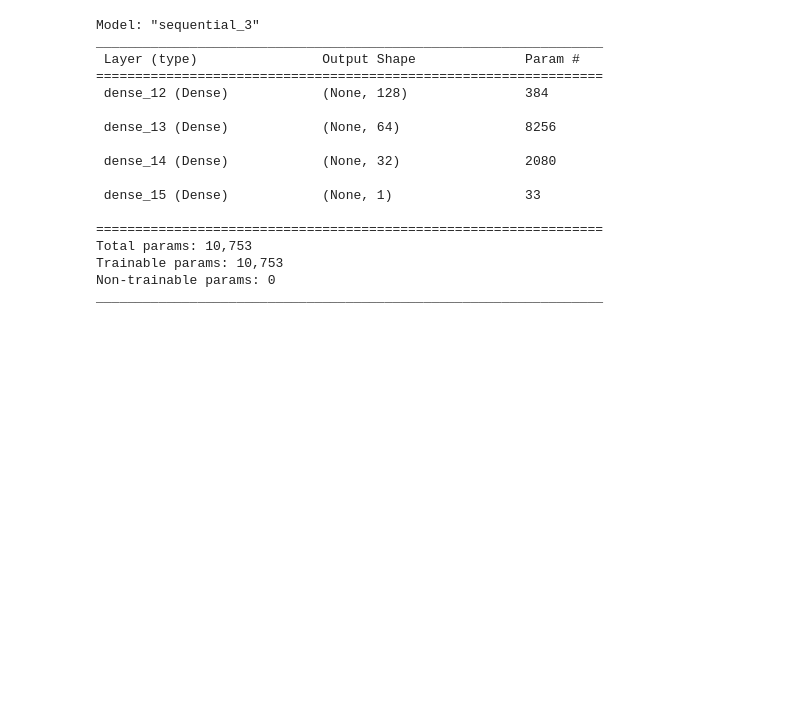
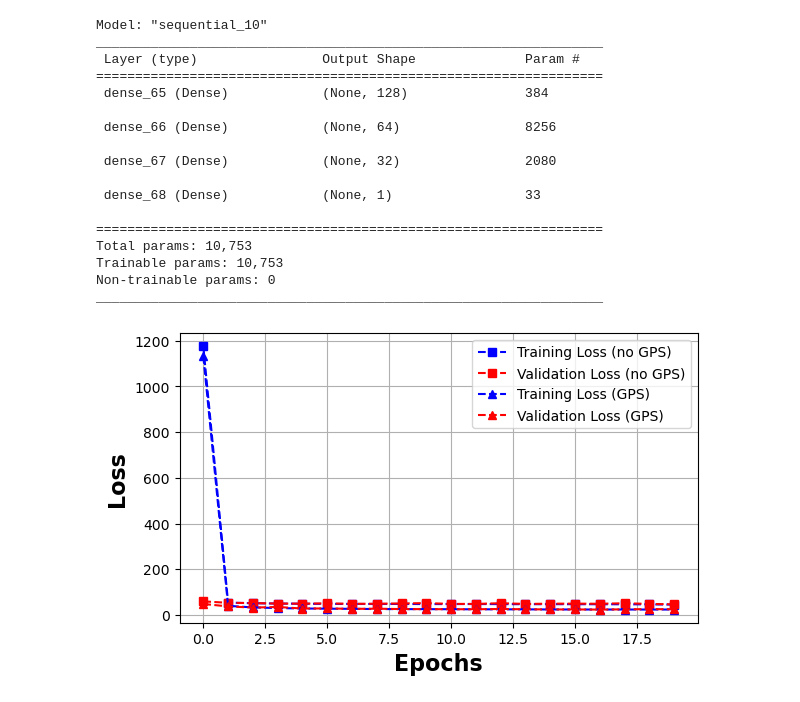
Before and after one commit to joshuaroy873/acms80870_project_palathinkal, a Jupyter notebook: final_project/notebooks/code6_learning.ipynb, the cells around one changed output. Saved outputs shown, nothing was run; the diff lists cells and outputs as text; code cells hidden in the pictures; blank space fills up the shorter version.

```diff
--- a/final_project/notebooks/code6_learning.ipynb
+++ b/final_project/notebooks/code6_learning.ipynb
@@ -182,20 +189,34 @@ Actual: -108.0, Predicted: -109.77
-# %%
-model_no_gps.summary()
-# %% [output]
-Model: "sequential_3"
-_________________________________________________________________
- Layer (type)                Output Shape              Param #
-=================================================================
- dense_12 (Dense)            (None, 128)               384
-
- dense_13 (Dense)            (None, 64)                8256
-
- dense_14 (Dense)            (None, 32)                2080
-
- dense_15 (Dense)            (None, 1)                 33
-
-=================================================================
-Total params: 10,753
-Trainable params: 10,753
-Non-trainable params: 0
-_________________________________________________________________
+# %%
+model_no_gps.summary()
+
+history_no_gps = history_no_gps.history
+history_gps = history_gps.history
+plt.figure(figsize=(6, 3.5), layout='constrained')
+plt.plot(history_no_gps['loss'], label='Training Loss (no GPS)', linestyle='--', marker='s', color='blue')
+plt.plot(history_no_gps['val_loss'], label='Validation Loss (no GPS)', linestyle='--', marker='s', color='red')
+plt.plot(history_gps['loss'], label='Training Loss (GPS)', linestyle='--', marker='^', color='blue')
+plt.plot(history_gps['val_loss'], label='Validation Loss (GPS)', linestyle='--', marker='^', color='red')
+plt.xlabel('Epochs', fontsize=16, fontweight='bold')
+plt.ylabel('Loss', fontsize=16, fontweight='bold')
+plt.legend()
+plt.grid()
+plt.show()
+# %% [output]
+Model: "sequential_10"
+_________________________________________________________________
+ Layer (type)                Output Shape              Param #
+=================================================================
+ dense_65 (Dense)            (None, 128)               384
+
+ dense_66 (Dense)            (None, 64)                8256
+
+ dense_67 (Dense)            (None, 32)                2080
+
+ dense_68 (Dense)            (None, 1)                 33
+
+=================================================================
+Total params: 10,753
+Trainable params: 10,753
+Non-trainable params: 0
+_________________________________________________________________
+[figure, added]
```
Also changed, not shown: parts of 6 cells of this notebook, 3 other files.
